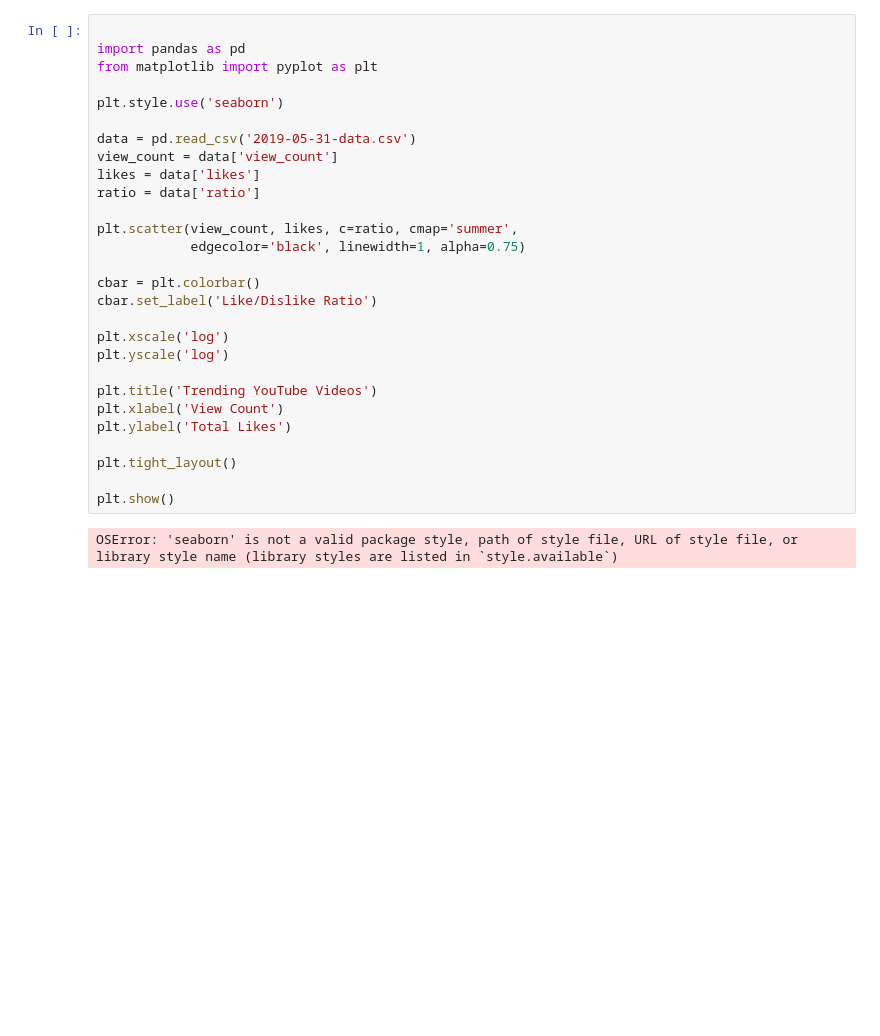
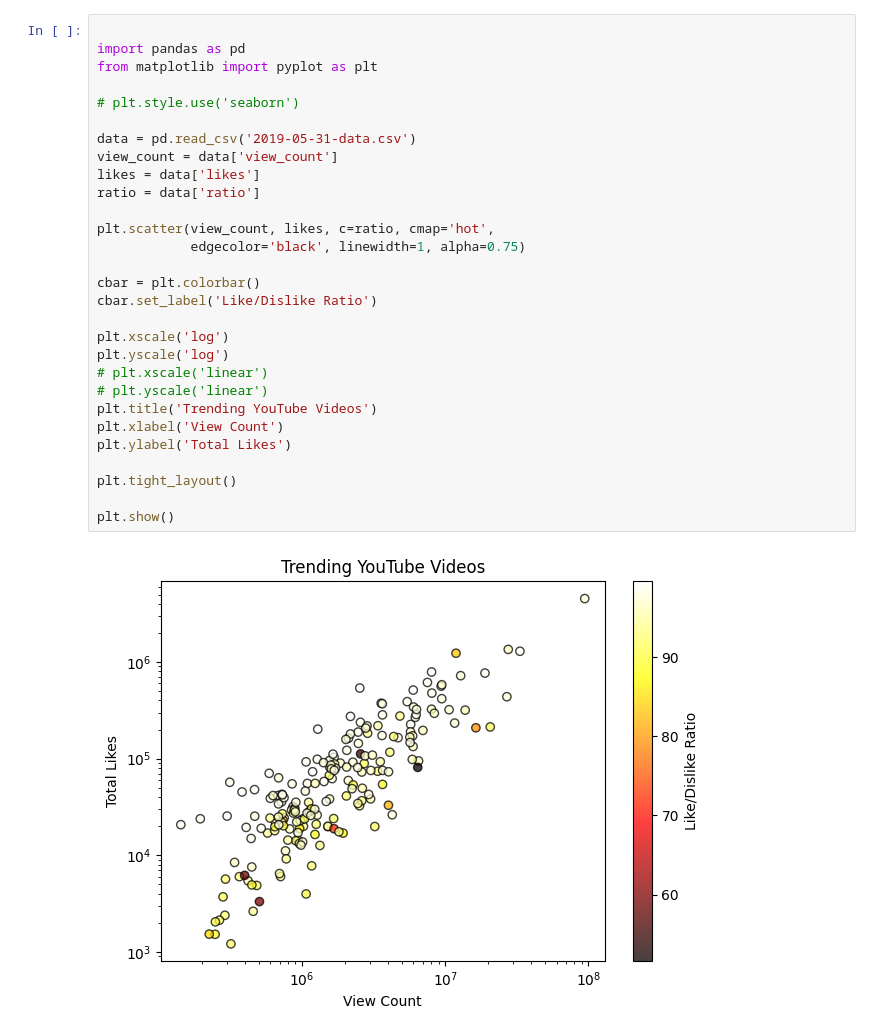
Before and after one commit to Sanj-bot/JourneyIntoTheWorldOfPython, a Jupyter notebook: Frameworks/MathPlotLib/matplotlib7.ipynb, the cells around one changed output. Cells and saved outputs as stored; diff of their text form; blank space fills up the shorter version.

```diff
--- a/Frameworks/MathPlotLib/matplotlib7.ipynb
+++ b/Frameworks/MathPlotLib/matplotlib7.ipynb
@@ -1,30 +1,31 @@
 # %%
 
 import pandas as pd
 from matplotlib import pyplot as plt
 
-plt.style.use('seaborn')
+# plt.style.use('seaborn')
 
 data = pd.read_csv('2019-05-31-data.csv')
 view_count = data['view_count']
 likes = data['likes']
 ratio = data['ratio']
 
-plt.scatter(view_count, likes, c=ratio, cmap='summer',
+plt.scatter(view_count, likes, c=ratio, cmap='hot',
             edgecolor='black', linewidth=1, alpha=0.75)
 
 cbar = plt.colorbar()
 cbar.set_label('Like/Dislike Ratio')
 
 plt.xscale('log')
 plt.yscale('log')
-
+# plt.xscale('linear')
+# plt.yscale('linear')
 plt.title('Trending YouTube Videos')
 plt.xlabel('View Count')
 plt.ylabel('Total Likes')
 
 plt.tight_layout()
 
 plt.show()
 # %% [output]
-OSError: 'seaborn' is not a valid package style, path of style file, URL of style file, or library style name (library styles are listed in `style.available`)
+[figure, added]
```
Also changed, not shown: parts of 1 cell of this notebook, 2 other files.
